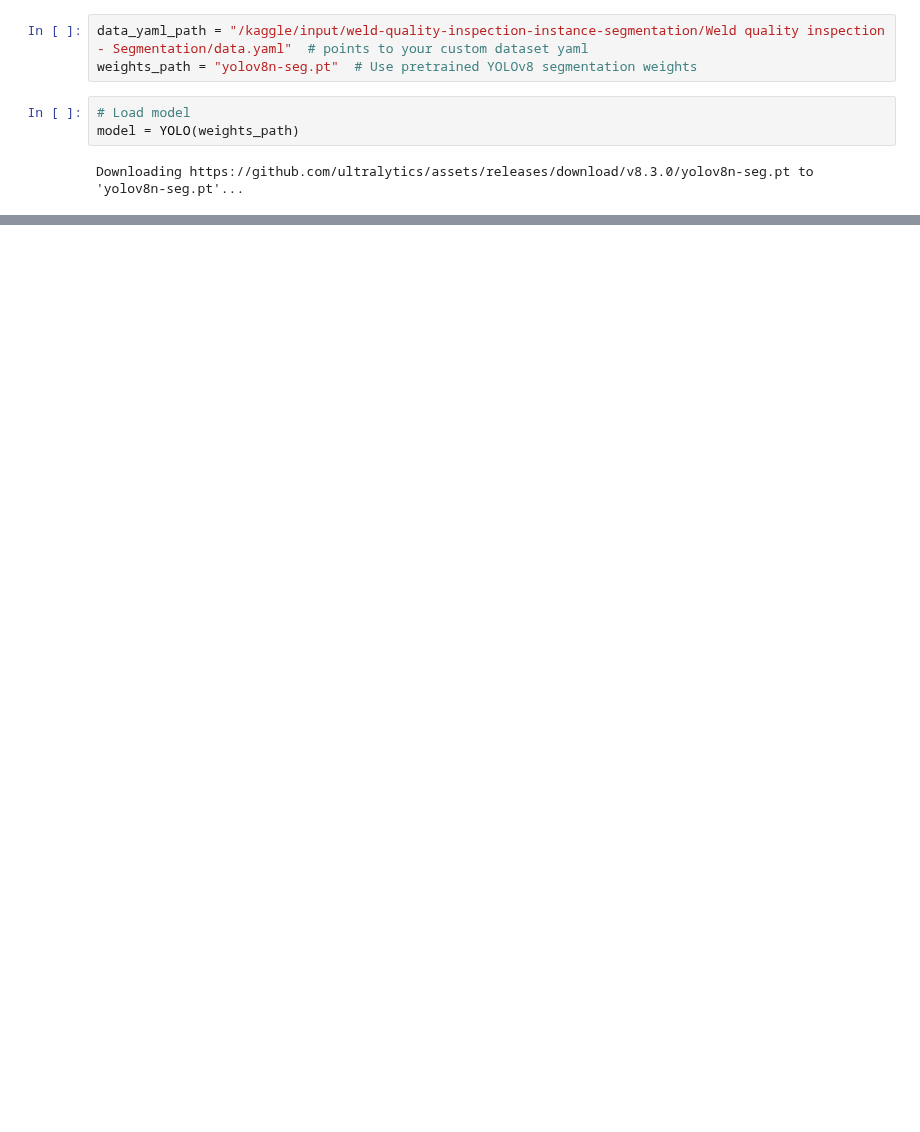
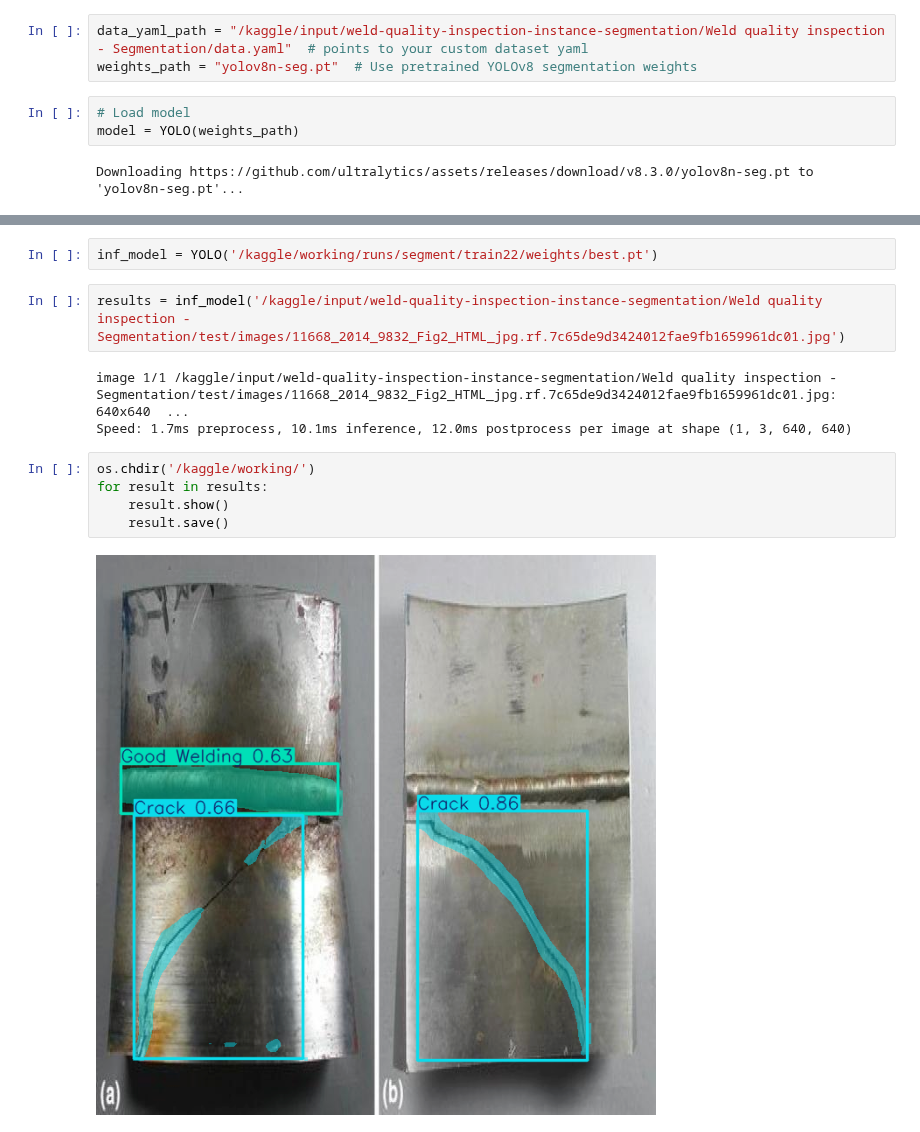
Before and after one commit to Abdulmathin-shaik/Kaggle, a Jupyter notebook: weld-instance-segmentation.ipynb, the cells around one changed output, grey strips where cells are left out. Cells and saved outputs as stored; diff of their text form; blank space fills up the shorter version.

Commit message:
Kaggle Notebook | Weld Instance Segmentation | Version 4

```diff
--- a/weld-instance-segmentation.ipynb
+++ b/weld-instance-segmentation.ipynb
@@ -118,0 +102,14 @@ Starting training for 5 epochs...
+# %%
+inf_model = YOLO('/kaggle/working/runs/segment/train22/weights/best.pt')
+# %%
+results = inf_model('/kaggle/input/weld-quality-inspection-instance-segmentation/Weld quality inspection - Segmentation/test/images/11668_2014_9832_Fig2_HTML_jpg.rf.7c65de9d3424012fae9fb1659961dc01.jpg')
+# %% [output]
+image 1/1 /kaggle/input/weld-quality-inspection-instance-segmentation/Weld quality inspection - Segmentation/test/images/11668_2014_9832_Fig2_HTML_jpg.rf.7c65de9d3424012fae9fb1659961dc01.jpg: 640x640  ...
+Speed: 1.7ms preprocess, 10.1ms inference, 12.0ms postprocess per image at shape (1, 3, 640, 640)
+# %%
+os.chdir('/kaggle/working/')
+for result in results:
+    result.show()
+    result.save()
+# %% [output]
+[figure, added]
```
Also changed, not shown: parts of 3 cells of this notebook.
